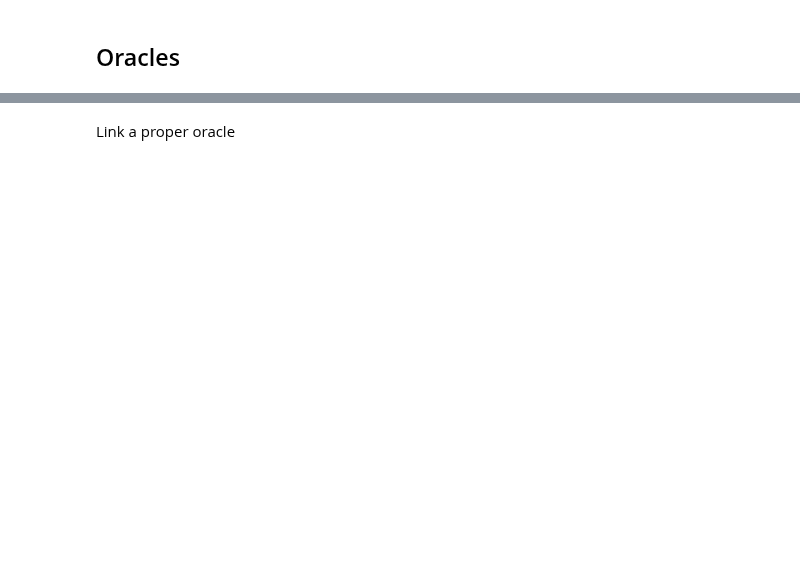
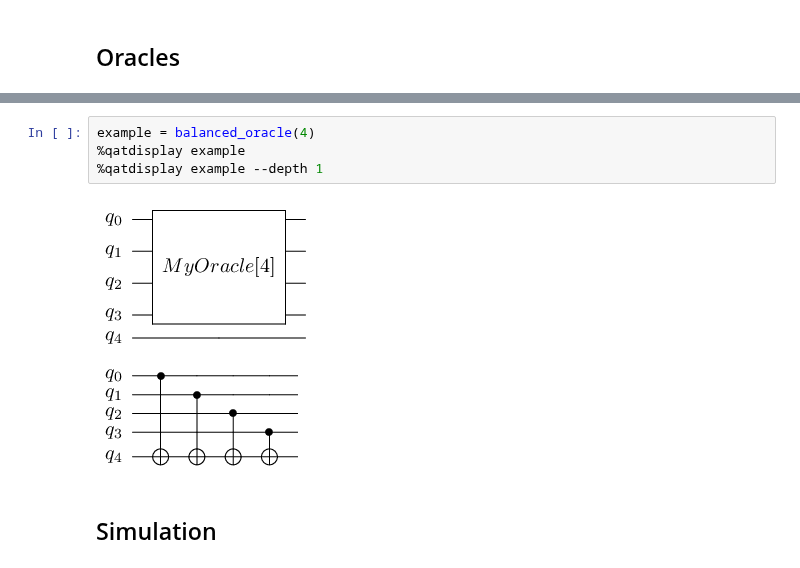
Before and after one commit to Polimi-Courses/myqlm-notebooks, a Jupyter notebook: polimi2022/algorithms/deutsch_jozsa.ipynb, the cells around one changed output, grey strips where cells are left out. Drawn from its saved outputs; the diff is of its cells as text; blank space fills up the shorter version.

```diff
--- a/polimi2022/algorithms/deutsch_jozsa.ipynb
+++ b/polimi2022/algorithms/deutsch_jozsa.ipynb
@@ -64,2 +87,9 @@ def balanced_oracle(nqubits):
+# %%
+example = balanced_oracle(4)
+%qatdisplay example
+%qatdisplay example --depth 1
+# %% [output]
+[figure, added]
+[figure, added]
 # %% [markdown]
-Link a proper oracle
+## Simulation
```
Also changed, not shown: parts of 28 cells of this notebook, 10 other files.
